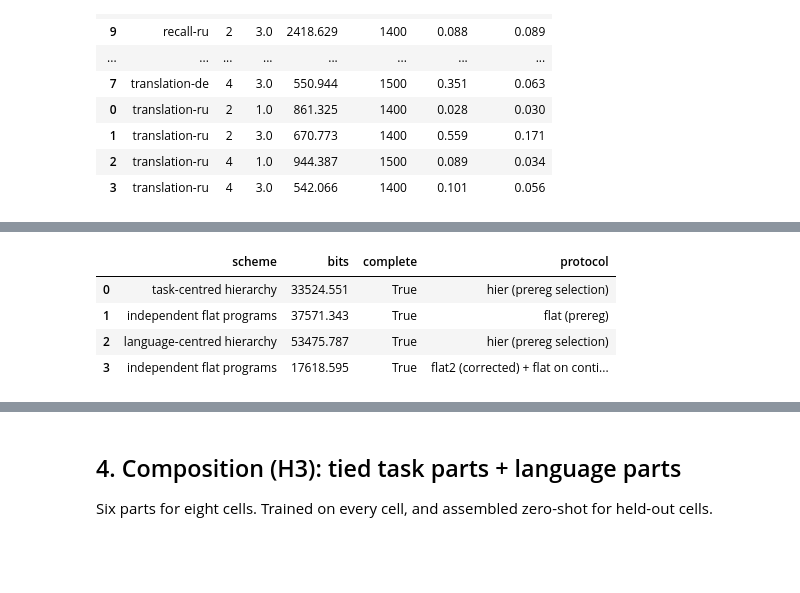
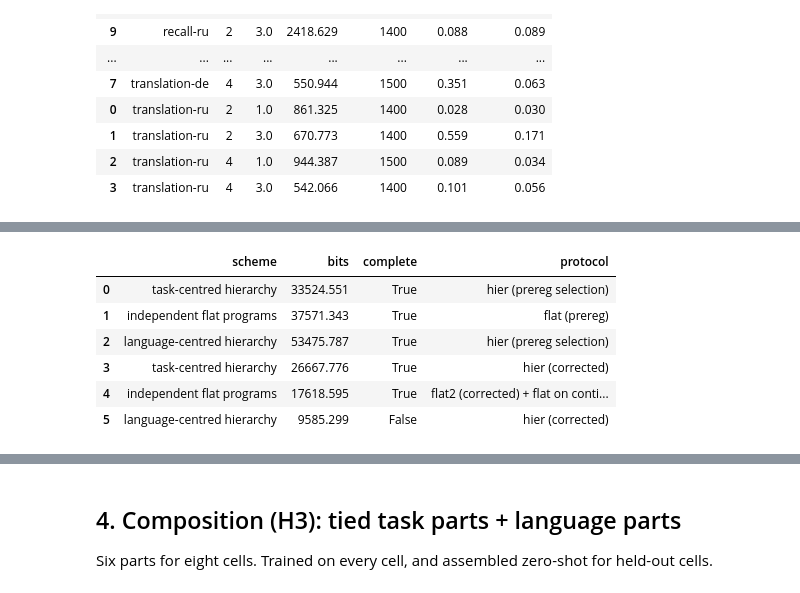
Before and after one commit to sirotenkogeorgii/prefix-programs, a Jupyter notebook: notebooks/01_figures.ipynb, the cells around one changed output, grey strips where cells are left out. Drawn from its saved outputs; the diff is of its cells as text; code cells hidden in the pictures; blank space fills up the shorter version.

```diff
--- a/notebooks/01_figures.ipynb
+++ b/notebooks/01_figures.ipynb
@@ -170,12 +173,14 @@ Peak centre KL, the step at which it occurs, and the ratio of the KL at the sele
 # %%
 rows = []
-for r in T["hier_task"].drop_duplicates("history").itertuples():
-    h = frontier.dev_trajectory(load.load_history(RESULTS, r.history))
-    if h.empty: continue
-    sel = h[h.step == r.best_step].kl_centre_bits.iloc[0]
-    rows.append(dict(run=Path(r.history).stem, k=r.k, beta=r.beta, peak_centre_kl=h.kl_centre_bits.max(), peak_step=int(h.loc[h.kl_centre_bits.idxmax(), "step"]),
-                     final_centre_kl=h.kl_centre_bits.iloc[-1], selected_step=r.best_step, selected_over_final=sel / h.kl_centre_bits.iloc[-1]))
+for protocol, name in (("prereg", "hier_task"), ("corrected", "hier2_task")):
+    if not len(T[name]): continue
+    for r in T[name].drop_duplicates("history").itertuples():
+        h = frontier.dev_trajectory(load.load_history(RESULTS, r.history))
+        if h.empty: continue
+        sel = h[h.step == r.best_step].kl_centre_bits.iloc[0]
+        rows.append(dict(protocol=protocol, run=Path(r.history).stem, k=r.k, beta=r.beta, peak_centre_kl=h.kl_centre_bits.max(), peak_step=int(h.loc[h.kl_centre_bits.idxmax(), "step"]),
+                         final_centre_kl=h.kl_centre_bits.iloc[-1], selected_step=r.best_step, selected_over_final=sel / h.kl_centre_bits.iloc[-1]))
 ov = pd.DataFrame(rows); ov.to_csv(TAB / "overshoot.csv", index=False)
-ov.groupby("k").agg(runs=("run", "count"), peak_min=("peak_centre_kl", "min"), peak_median=("peak_centre_kl", "median"), peak_max=("peak_centre_kl", "max"),
+ov.groupby(["protocol", "k"]).agg(runs=("run", "count"), peak_min=("peak_centre_kl", "min"), peak_median=("peak_centre_kl", "median"), peak_max=("peak_centre_kl", "max"),
                     peak_step_median=("peak_step", "median"), sel_over_final_median=("selected_over_final", "median"), sel_over_final_max=("selected_over_final", "max")).round(1)
 # %% [output]
@@ -223,0 +211,11 @@ display(tt.round(0)); tl.round(0)
+# %%
+def hier_D(name):
+    t = T[name]
+    return load.attach_D(t, fl, "test_bits_per_token_sampled", "D_sampled") if len(t) else t
+ht, hl, ht2, hl2 = (hier_D(n) for n in ("hier_task", "hier_lang", "hier2_task", "hier2_lang"))
+def totals(h, path):
+    t = frontier.hier_totals(h, OPS) if len(h) else pd.DataFrame(columns=["group", "op", "k", "beta", "centre", "total", "n_members"])
+    t.to_csv(TAB / path, index=False); return t
+tt = totals(ht, "hier_task_totals.csv"); tl = totals(hl, "hier_lang_totals.csv")
+tt2 = totals(ht2, "hier2_task_totals.csv"); tl2 = totals(hl2, "hier2_lang_totals.csv")
+display(tt.round(0)); display(tl.round(0)); display(tt2.round(0)); tl2.round(0)
@@ -224,19 +247,22 @@ display(tt.round(0)); tl.round(0)
 # %%
 # Independent programs under the preregistered protocol (flat, all 8 cells) and under the corrected one
-# (flat2 on the five measurable cells, flat on continuation, which flat2 did not run). The hierarchy was run under the
-# preregistered selection rule only, so the like-for-like comparison is the first row pair.
+# (flat2 on the five measurable cells, flat on continuation, which flat2 did not run). Like-for-like pairs:
+# preregistered hierarchy vs flat; corrected hierarchy (hier2) vs flat2 + flat on continuation.
 fr1_all = frontier.frontier(f1, OPS, cells=load.CELLS)
 f_mixed = pd.concat([f2, f1[f1.cell.str.startswith("continuation")]])
 fr_mixed = frontier.frontier(f_mixed, OPS, cells=load.CELLS)
 cmp = frontier.scheme_comparison(fr1_all, tt, tl, 0.25, load.CELLS)
 cmp["protocol"] = ["hier (prereg selection)", "flat (prereg)", "hier (prereg selection)"]
-row = frontier.scheme_comparison(fr_mixed, tt, tl, 0.25, load.CELLS).iloc[[1]].assign(protocol="flat2 (corrected) + flat on continuation")
-cmp = pd.concat([cmp, row], ignore_index=True)
-assert cmp.complete.all(), "a code is missing a cell"
+cmp2 = frontier.scheme_comparison(fr_mixed, tt2, tl2, 0.25, load.CELLS)
+cmp2["protocol"] = ["hier (corrected)", "flat2 (corrected) + flat on continuation", "hier (corrected)"]
+cmp = pd.concat([cmp, cmp2], ignore_index=True)
+assert cmp[cmp.protocol != "hier (corrected)"].complete.all(), "a code is missing a cell"
 cmp.to_csv(TAB / "scheme_comparison.csv", index=False); cmp
 # %% [output]
 |  | scheme | bits | complete | protocol |
 | 0 | task-centred hierarchy | 33524.551 | True | hier (prereg selection) |
 | 1 | independent flat programs | 37571.343 | True | flat (prereg) |
 | 2 | language-centred hierarchy | 53475.787 | True | hier (prereg selection) |
-| 3 | independent flat programs | 17618.595 | True | flat2 (corrected) + flat on conti... |
+| 3 | task-centred hierarchy | 26667.776 | True | hier (corrected) |
+| 4 | independent flat programs | 17618.595 | True | flat2 (corrected) + flat on conti... |
+| 5 | language-centred hierarchy | 9585.299 | False | hier (corrected) |
```
Also changed, not shown: parts of 14 cells of this notebook, 20 other files.
